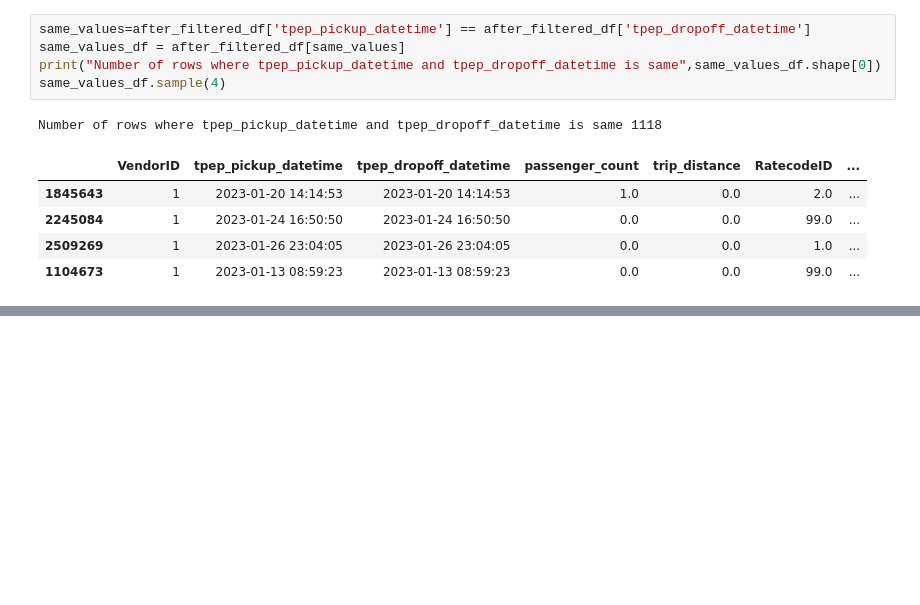
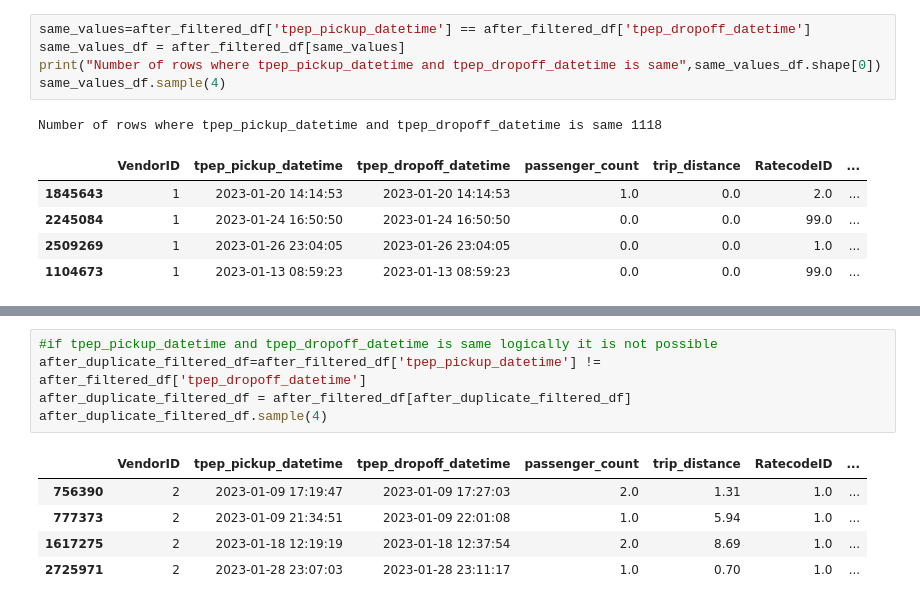
Before and after one commit to bibek376/Uber_Data_Engineering_Project, a Jupyter notebook: Uber_Data_Engineering_Project_Live.ipynb, the cells around one changed output, grey strips where cells are left out. Cells and saved outputs as stored; diff of their text form; blank space fills up the shorter version.

```diff
--- a/Uber_Data_Engineering_Project_Live.ipynb
+++ b/Uber_Data_Engineering_Project_Live.ipynb
@@ -517,0 +334,11 @@ memory usage: 14.5+ KB
+# %%
+#if tpep_pickup_datetime and tpep_dropoff_datetime is same logically it is not possible
+after_duplicate_filtered_df=after_filtered_df['tpep_pickup_datetime'] != after_filtered_df['tpep_dropoff_datetime']
+after_duplicate_filtered_df = after_filtered_df[after_duplicate_filtered_df]
+after_duplicate_filtered_df.sample(4)
+# %% [output]
+|  | VendorID | tpep_pickup_datetime | tpep_dropoff_datetime | passenger_count | trip_distance | RatecodeID | ... |
+| 756390 | 2 | 2023-01-09 17:19:47 | 2023-01-09 17:27:03 | 2.0 | 1.31 | 1.0 | ... |
+| 777373 | 2 | 2023-01-09 21:34:51 | 2023-01-09 22:01:08 | 1.0 | 5.94 | 1.0 | ... |
+| 1617275 | 2 | 2023-01-18 12:19:19 | 2023-01-18 12:37:54 | 2.0 | 8.69 | 1.0 | ... |
+| 2725971 | 2 | 2023-01-28 23:07:03 | 2023-01-28 23:11:17 | 1.0 | 0.70 | 1.0 | ... |
```
Also changed, not shown: parts of 29 cells of this notebook.
